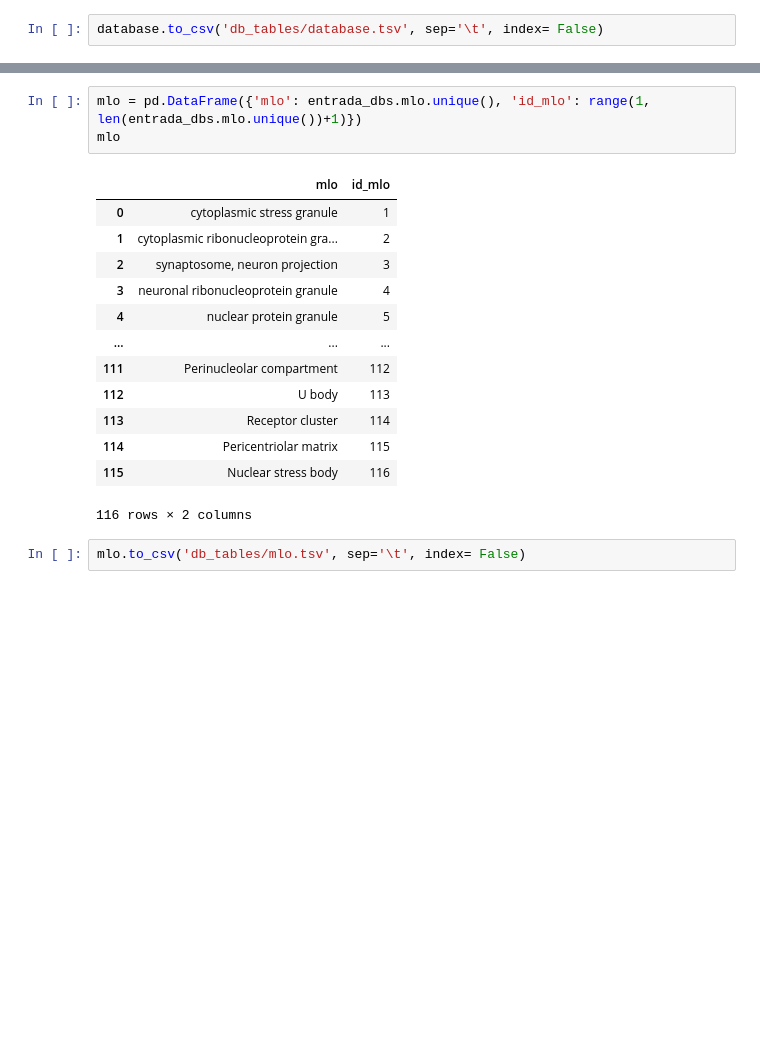
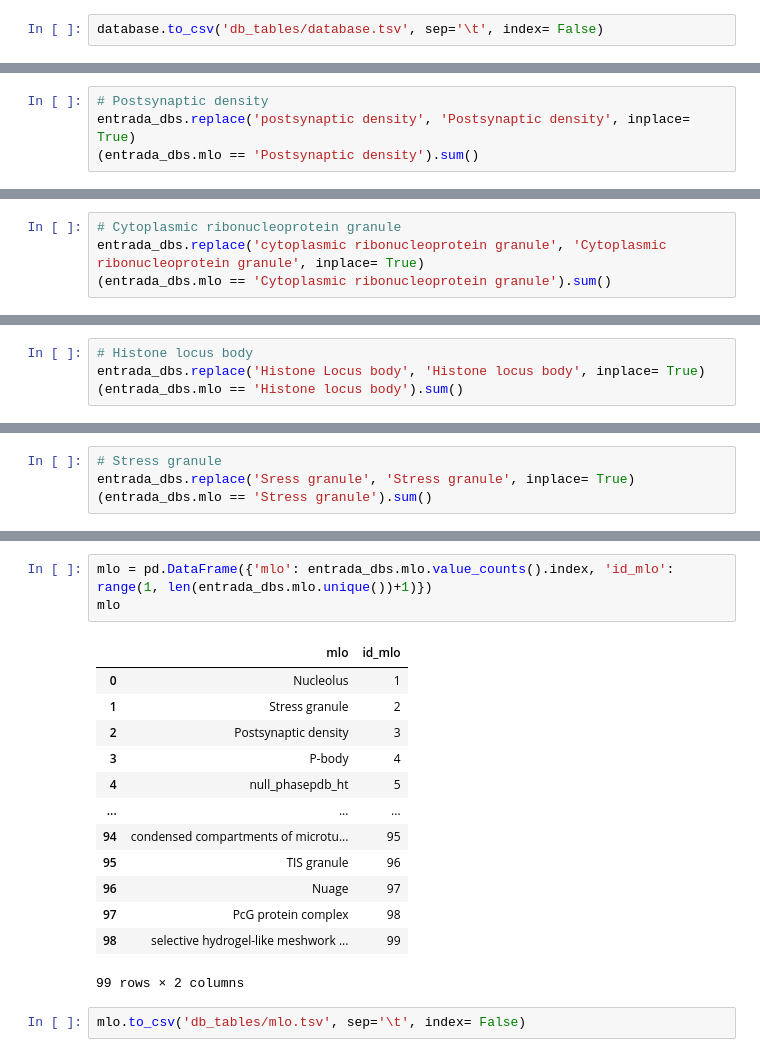
Before and after one commit to alvaro-2/mutations, a Jupyter notebook: generate_tables_db.ipynb, the cells around one changed output, grey strips where cells are left out. Cells and saved outputs as stored; diff of their text form; blank space fills up the shorter version.

```diff
--- a/generate_tables_db.ipynb
+++ b/generate_tables_db.ipynb
@@ -883,0 +1098,4 @@ Name: mlo, Length: 116, dtype: int64
+# %%
+# Postsynaptic density
+entrada_dbs.replace('postsynaptic density', 'Postsynaptic density', inplace= True)
+(entrada_dbs.mlo == 'Postsynaptic density').sum()
@@ -883,0 +1104,4 @@ Name: mlo, Length: 116, dtype: int64
+# %%
+# Cytoplasmic ribonucleoprotein granule
+entrada_dbs.replace('cytoplasmic ribonucleoprotein granule', 'Cytoplasmic ribonucleoprotein granule', inplace= True)
+(entrada_dbs.mlo == 'Cytoplasmic ribonucleoprotein granule').sum()
@@ -883,0 +1110,4 @@ Name: mlo, Length: 116, dtype: int64
+# %%
+# Histone locus body
+entrada_dbs.replace('Histone Locus body', 'Histone locus body', inplace= True)
+(entrada_dbs.mlo == 'Histone locus body').sum()
@@ -883,0 +1116,4 @@ Name: mlo, Length: 116, dtype: int64
+# %%
+# Stress granule
+entrada_dbs.replace('Sress granule', 'Stress granule', inplace= True)
+(entrada_dbs.mlo == 'Stress granule').sum()
@@ -884,20 +1151,20 @@ Name: mlo, Length: 116, dtype: int64
 # %%
-mlo = pd.DataFrame({'mlo': entrada_dbs.mlo.unique(), 'id_mlo': range(1, len(entrada_dbs.mlo.unique())+1)})
+mlo = pd.DataFrame({'mlo': entrada_dbs.mlo.value_counts().index, 'id_mlo': range(1, len(entrada_dbs.mlo.unique())+1)})
 mlo
 # %% [output]
 |  | mlo | id_mlo |
-| 0 | cytoplasmic stress granule | 1 |
-| 1 | cytoplasmic ribonucleoprotein gra... | 2 |
-| 2 | synaptosome, neuron projection | 3 |
-| 3 | neuronal ribonucleoprotein granule | 4 |
-| 4 | nuclear protein granule | 5 |
+| 0 | Nucleolus | 1 |
+| 1 | Stress granule | 2 |
+| 2 | Postsynaptic density | 3 |
+| 3 | P-body | 4 |
+| 4 | null_phasepdb_ht | 5 |
 | ... | ... | ... |
-| 111 | Perinucleolar compartment | 112 |
-| 112 | U body | 113 |
-| 113 | Receptor cluster | 114 |
-| 114 | Pericentriolar matrix | 115 |
-| 115 | Nuclear stress body | 116 |
+| 94 | condensed compartments of microtu... | 95 |
+| 95 | TIS granule | 96 |
+| 96 | Nuage | 97 |
+| 97 | PcG protein complex | 98 |
+| 98 | selective hydrogel-like meshwork ... | 99 |
-116 rows × 2 columns
+99 rows × 2 columns
 # %%
 mlo.to_csv('db_tables/mlo.tsv', sep='\t', index= False)
 # %% [markdown]
```
Also changed, not shown: parts of 121 cells of this notebook.
